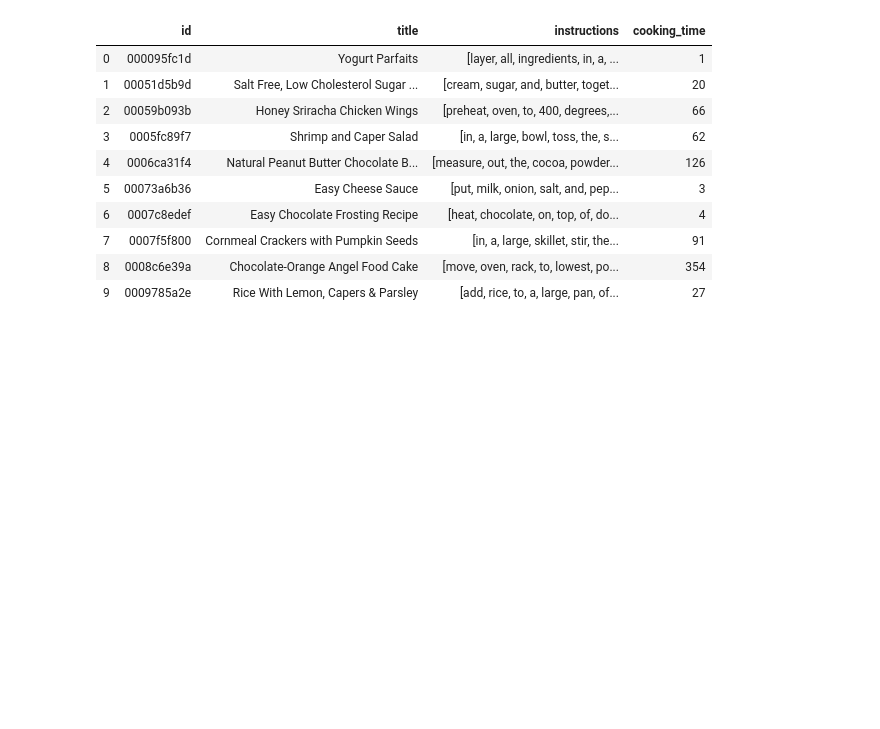
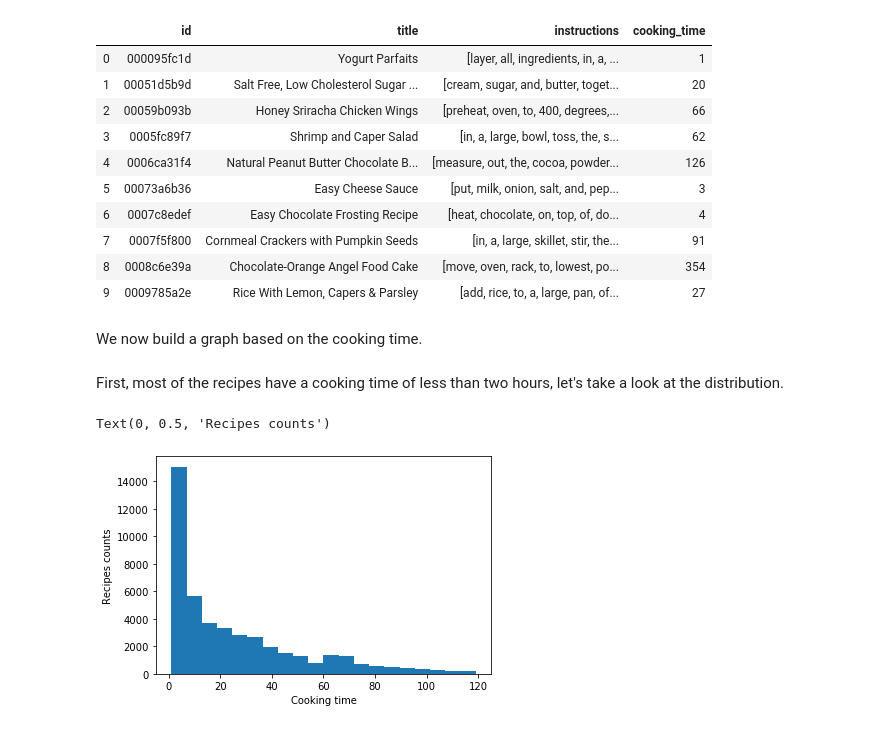
Before and after one commit to alex-mocanu/A-Network-Tour-of-DS-Homework, a Jupyter notebook: Project/cooking_time.ipynb, the cells around one changed output. Cells and saved outputs as stored; diff of their text form; code cells hidden in the pictures; blank space fills up the shorter version.

Commit message:
Some analysis on cooking time

```diff
--- a/Project/cooking_time.ipynb
+++ b/Project/cooking_time.ipynb
@@ -151,7 +152,7 @@ def to_float(str) :
     try :
         return float(str)
     except :
-        return 0
+        return 0.0
 # %%
 # Convert the values to floats.
 recipes_df_time['time'] = recipes_df_time['time'].apply(lambda x : [float(elt) for elt in x])
@@ -176,3 +176,7 @@ recipes_df_time.head(10)
 | 7 | 0007f5f800 | Cornmeal Crackers with Pumpkin Seeds | [in, a, large, skillet, stir, the... | 91 |
 | 8 | 0008c6e39a | Chocolate-Orange Angel Food Cake | [move, oven, rack, to, lowest, po... | 354 |
 | 9 | 0009785a2e | Rice With Lemon, Capers & Parsley | [add, rice, to, a, large, pan, of... | 27 |
+# %% [markdown]
+We now build a graph based on the cooking time.
+# %%
+recipes_graph = recipes_df_time[['title','cooking_time']]
@@ -178,0 +191,11 @@ recipes_df_time.head(10)
+# %% [markdown]
+First, most of the recipes have a cooking time of less than two hours, let's take a look at the distribution.
+# %%
+recipes_graph = recipes_graph[recipes_graph['cooking_time'] < 120]
+# %%
+recipes_graph['cooking_time'].hist(bins=20, grid = False)
+plt.xlabel('Cooking time')
+plt.ylabel('Recipes counts')
+# %% [output]
+Text(0, 0.5, 'Recipes counts')
+[figure, added]
```
Also changed, not shown: parts of 19 cells of this notebook.
